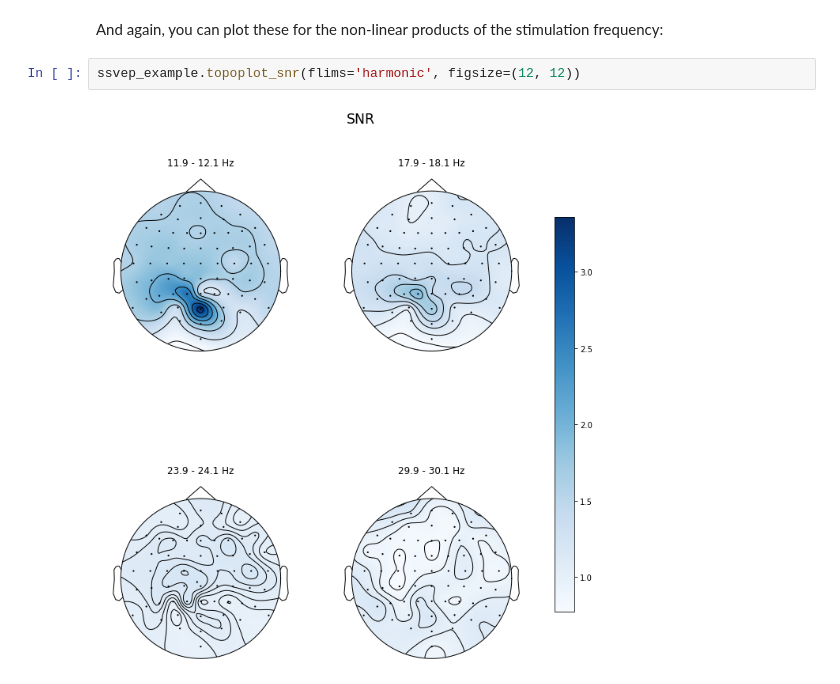
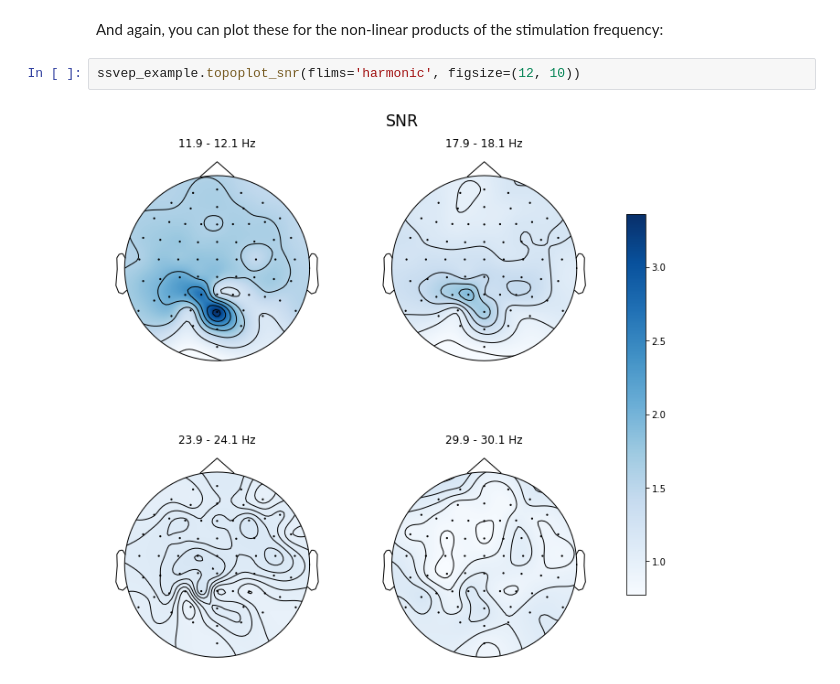
Before and after one commit to janfreyberg/ssvepy, a Jupyter notebook: example.ipynb, the cells around one changed output. Cells and saved outputs as stored; diff of their text form.

```diff
--- a/example.ipynb
+++ b/example.ipynb
@@ -109,6 +112,6 @@ ssvep_example.topoplot_snr(flims=15, vmax=3.5)
 # %% [markdown]
 And again, you can plot these for the non-linear products of the stimulation frequency:
 # %%
-ssvep_example.topoplot_snr(flims='harmonic', figsize=(12, 12))
+ssvep_example.topoplot_snr(flims='harmonic', figsize=(12, 10))
 # %% [output]
-[figure, old version]
+[figure, new version]
```
Also changed, not shown: parts of 18 cells of this notebook, 1 other file.
